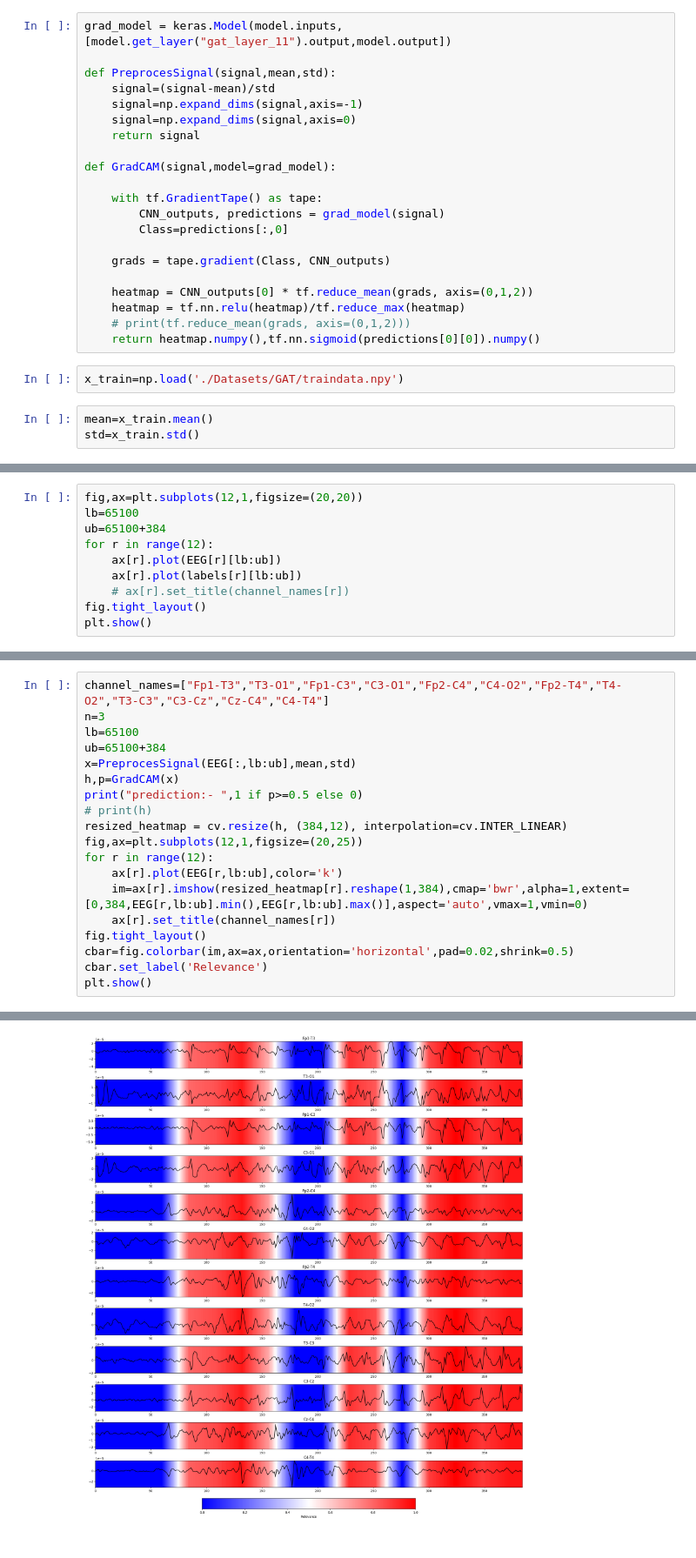
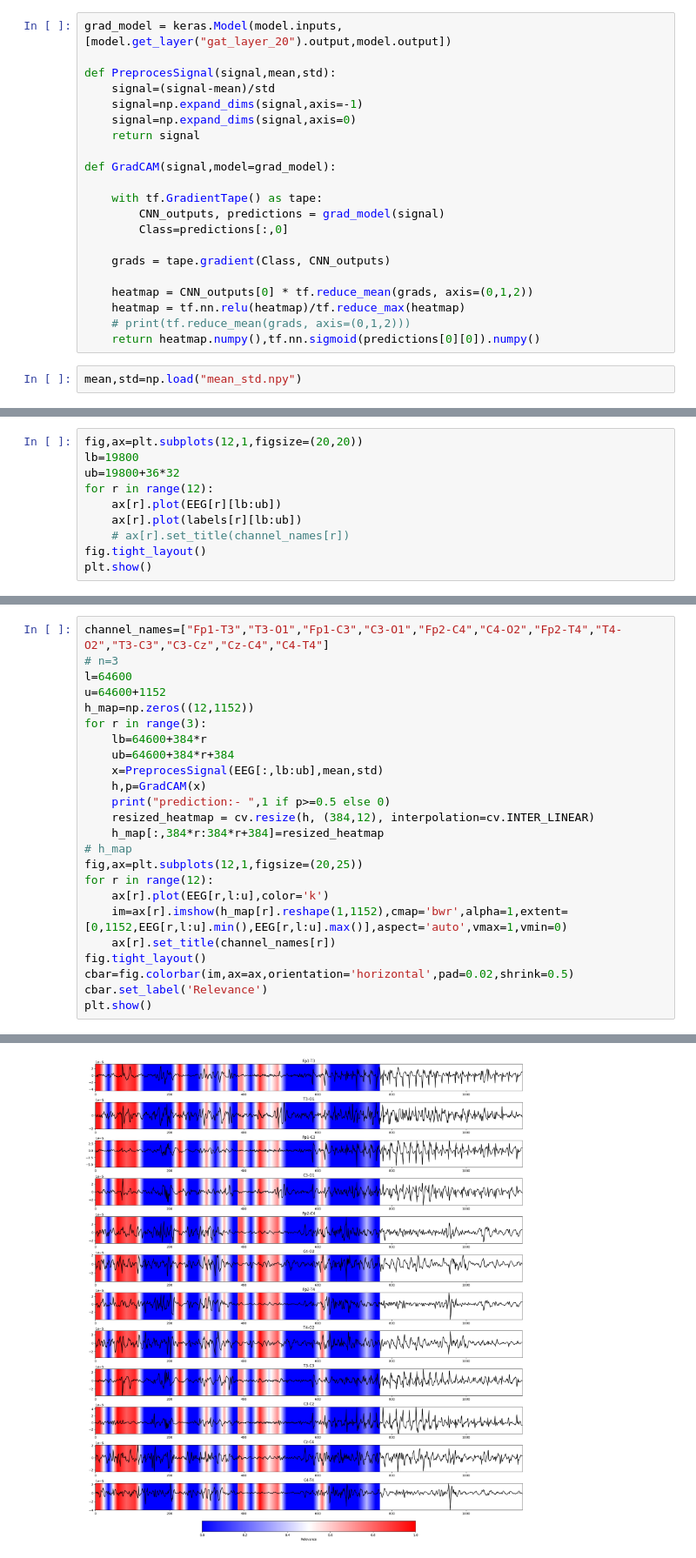
Before and after one commit to Dinuka-1999/BraiNeoCare, a Jupyter notebook: XAImodel.ipynb, the cells around one changed output, grey strips where cells are left out. Shown at 87% size. Cells and saved outputs as stored; diff of their text form.

```diff
--- a/XAImodel.ipynb
+++ b/XAImodel.ipynb
@@ -46,5 +65,5 @@ Skipping registering GPU devices...
 # %%
-grad_model = keras.Model(model.inputs,[model.get_layer("gat_layer_11").output,model.output])
+grad_model = keras.Model(model.inputs,[model.get_layer("gat_layer_20").output,model.output])
 
 def PreprocesSignal(signal,mean,std):
     signal=(signal-mean)/std
@@ -65,8 +84,5 @@ def GradCAM(signal,model=grad_model):
     # print(tf.reduce_mean(grads, axis=(0,1,2)))
     return heatmap.numpy(),tf.nn.sigmoid(predictions[0][0]).numpy()
 # %%
-x_train=np.load('./Datasets/GAT/traindata.npy')
+mean,std=np.load("mean_std.npy")
-# %%
-mean=x_train.mean()
-std=x_train.std()
 # %%
@@ -76,7 +92,7 @@ std=x_train.std()
 # %%
 fig,ax=plt.subplots(12,1,figsize=(20,20))
-lb=65100
-ub=65100+384
+lb=19800
+ub=19800+36*32
 for r in range(12):
     ax[r].plot(EEG[r][lb:ub])
     ax[r].plot(labels[r][lb:ub])
@@ -88,17 +104,22 @@ plt.show()
 # %%
 channel_names=["Fp1-T3","T3-O1","Fp1-C3","C3-O1","Fp2-C4","C4-O2","Fp2-T4","T4-O2","T3-C3","C3-Cz","Cz-C4","C4-T4"]
-n=3
-lb=65100
-ub=65100+384
-x=PreprocesSignal(EEG[:,lb:ub],mean,std)
-h,p=GradCAM(x)
-print("prediction:- ",1 if p>=0.5 else 0)
-# print(h)
-resized_heatmap = cv.resize(h, (384,12), interpolation=cv.INTER_LINEAR)
+# n=3
+l=64600
+u=64600+1152
+h_map=np.zeros((12,1152))
+for r in range(3):
+    lb=64600+384*r
+    ub=64600+384*r+384
+    x=PreprocesSignal(EEG[:,lb:ub],mean,std)
+    h,p=GradCAM(x)
+    print("prediction:- ",1 if p>=0.5 else 0)
+    resized_heatmap = cv.resize(h, (384,12), interpolation=cv.INTER_LINEAR)
+    h_map[:,384*r:384*r+384]=resized_heatmap
+# h_map
 fig,ax=plt.subplots(12,1,figsize=(20,25))
 for r in range(12):
-    ax[r].plot(EEG[r,lb:ub],color='k')
-    im=ax[r].imshow(resized_heatmap[r].reshape(1,384),cmap='bwr',alpha=1,extent=[0,384,EEG[r,lb:ub].min(),EEG[r,lb:ub].max()],aspect='auto',vmax=1,vmin=0)
+    ax[r].plot(EEG[r,l:u],color='k')
+    im=ax[r].imshow(h_map[r].reshape(1,1152),cmap='bwr',alpha=1,extent=[0,1152,EEG[r,l:u].min(),EEG[r,l:u].max()],aspect='auto',vmax=1,vmin=0)
     ax[r].set_title(channel_names[r])
 fig.tight_layout()
 cbar=fig.colorbar(im,ax=ax,orientation='horizontal',pad=0.02,shrink=0.5)
@@ -109 +132 @@ prediction:-  1
-[figure, old version]
+[figure, new version]
```
Also changed, not shown: parts of 7 cells of this notebook, 2 other files.
